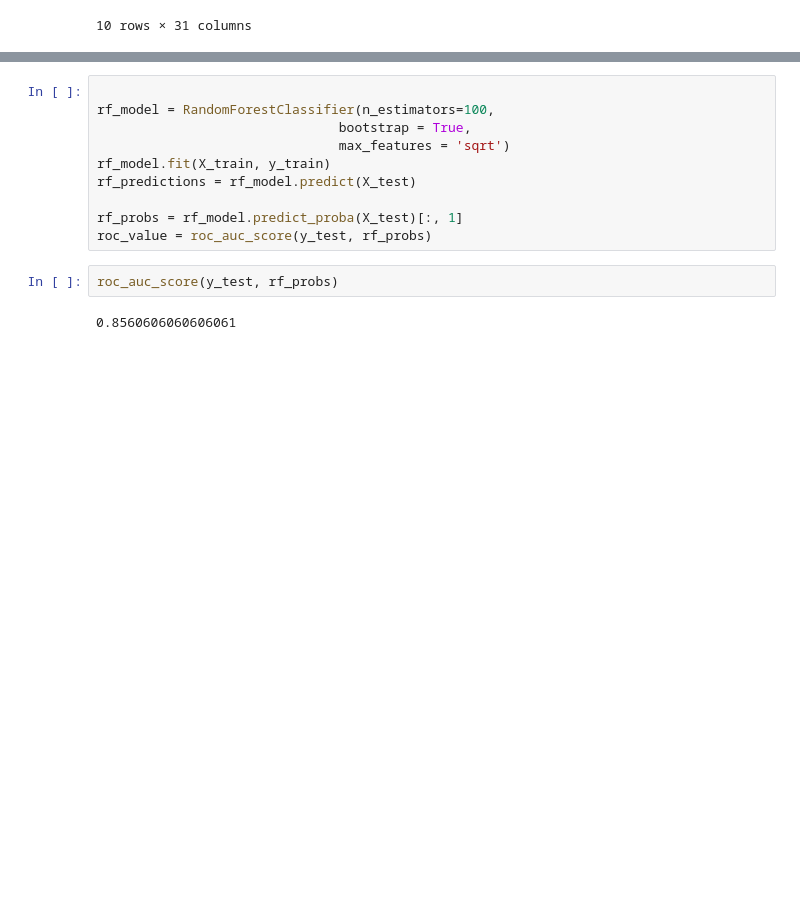
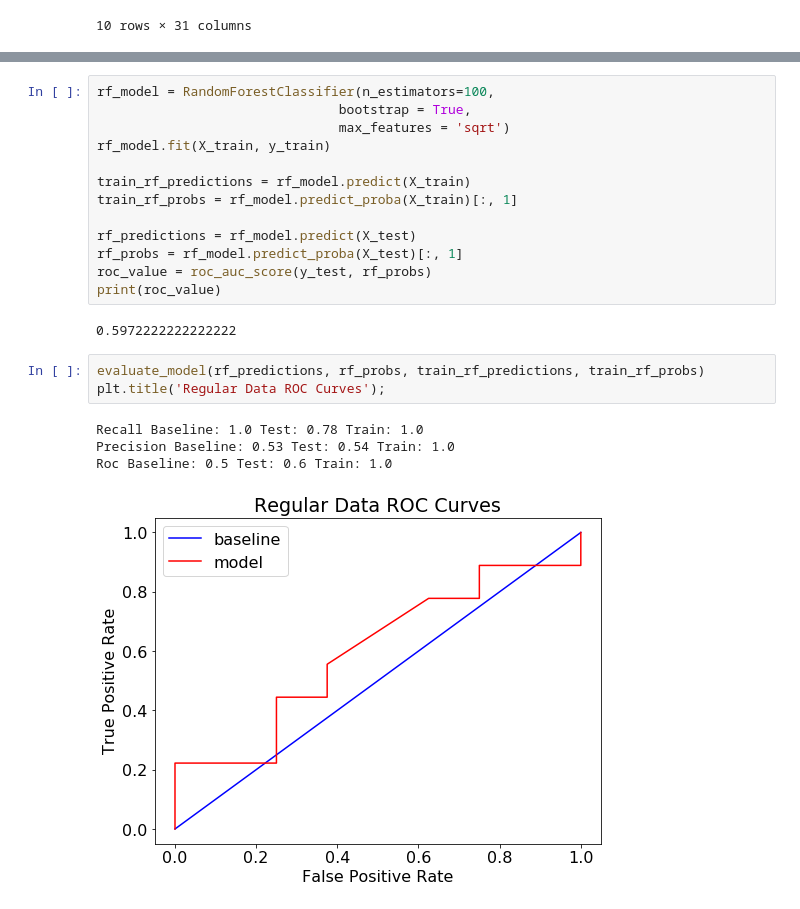
Before and after one commit to sl609/DataSciProject, a Jupyter notebook: BME590.12_RandomForest.ipynb, the cells around one changed output, grey strips where cells are left out. Cells and saved outputs as stored; diff of their text form; blank space fills up the shorter version.

Commit message:
Updates on RF model

```diff
--- a/BME590.12_RandomForest.ipynb
+++ b/BME590.12_RandomForest.ipynb
@@ -83,15 +161,24 @@ X_train
 66 rows × 30 columns
 # %%
-
 rf_model = RandomForestClassifier(n_estimators=100,
                                bootstrap = True,
                                max_features = 'sqrt')
 rf_model.fit(X_train, y_train)
+
+train_rf_predictions = rf_model.predict(X_train)
+train_rf_probs = rf_model.predict_proba(X_train)[:, 1]
+
 rf_predictions = rf_model.predict(X_test)
-
 rf_probs = rf_model.predict_proba(X_test)[:, 1]
 roc_value = roc_auc_score(y_test, rf_probs)
+print(roc_value)
+# %% [output]
+0.5972222222222222
-# %%
-roc_auc_score(y_test, rf_probs)
-# %% [output]
-0.8560606060606061
+# %%
+evaluate_model(rf_predictions, rf_probs, train_rf_predictions, train_rf_probs)
+plt.title('Regular Data ROC Curves');
+# %% [output]
+Recall Baseline: 1.0 Test: 0.78 Train: 1.0
+Precision Baseline: 0.53 Test: 0.54 Train: 1.0
+Roc Baseline: 0.5 Test: 0.6 Train: 1.0
+[figure, added]
```
Also changed, not shown: parts of 24 cells of this notebook, 1 other file.
